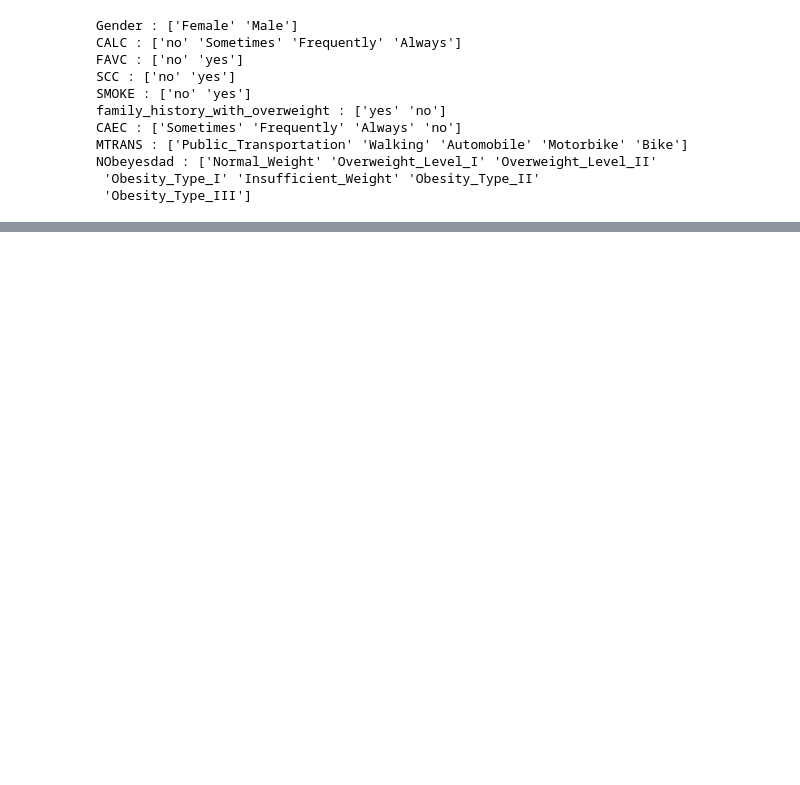
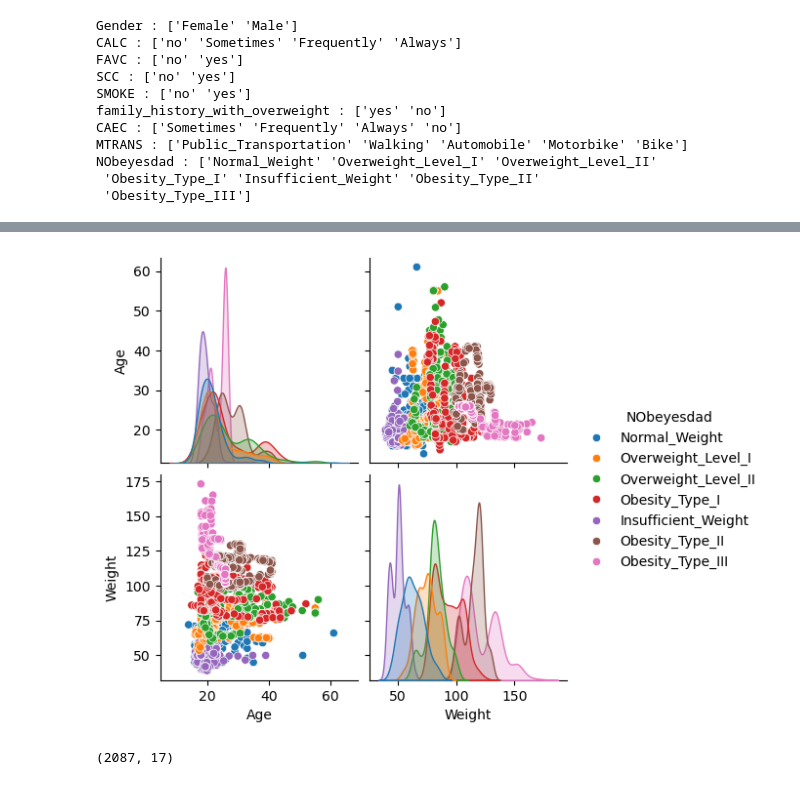
Before and after one commit to paper0420/Obesity, a Jupyter notebook: ObdesityLevelPrediction.ipynb, the cells around one changed output, grey strips where cells are left out. Saved outputs shown, nothing was run; the diff lists cells and outputs as text; code cells hidden in the pictures; blank space fills up the shorter version.

```diff
--- a/ObdesityLevelPrediction.ipynb
+++ b/ObdesityLevelPrediction.ipynb
@@ -140,0 +179,15 @@ for col in columns:
+# %%
+# The relationship between Age and Weight in the dataset.
+
+sns.pairplot(data = df, vars = ["Age", "Weight"], hue = "NObeyesdad", palette = "tab10")
+plt.show()
+# %% [output]
+[figure, added]
+# %%
+# Load the Dataset
+
+new_df = df.copy()
+new_df = new_df.drop(columns = ['BMI'])
+print(new_df.shape)
+# %% [output]
+(2087, 17)
```
Also changed, not shown: parts of 32 cells of this notebook, 1 other file.
